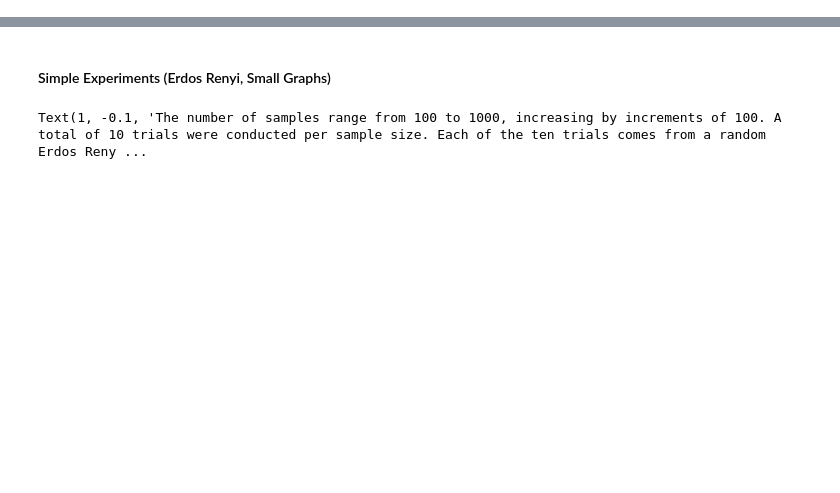
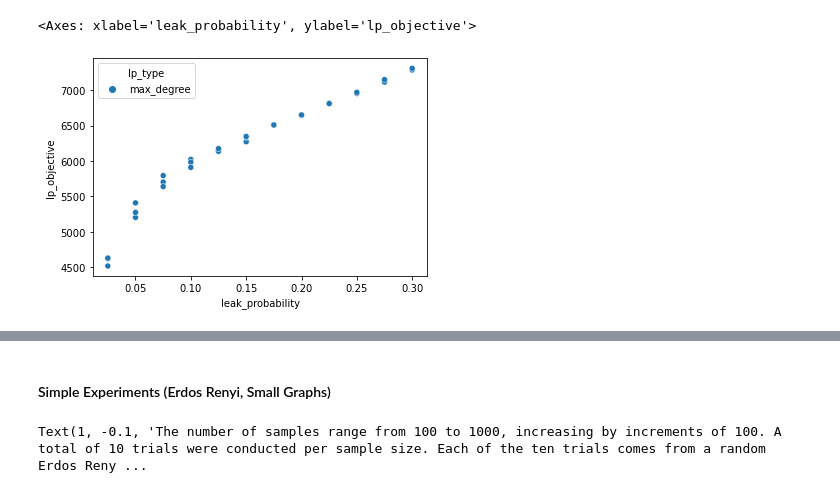
Before and after one commit to Ann924/LeakyVaccine, a Jupyter notebook: Visualizations.ipynb, the cells around one changed output, grey strips where cells are left out. Saved outputs shown, nothing was run; the diff lists cells and outputs as text; code cells hidden in the pictures; blank space fills up the shorter version.

```diff
--- a/Visualizations.ipynb
+++ b/Visualizations.ipynb
@@ -5,0 +54,8 @@ import json
+# %%
+df_leak_runs = pd.read_json(file_path)
+sns.scatterplot(df_leak_runs[df_leak_runs['lp_type']=='max_degree'], x="leak_probability", y="lp_objective", hue="lp_type")
+# Objective for avg degree is given as number of edges covered
+# Objective for max degree is given as the degree of uncovered edges
+# %% [output]
+<Axes: xlabel='leak_probability', ylabel='lp_objective'>
+[figure, added]
```
Also changed, not shown: parts of 37 cells of this notebook, 24 other files.
